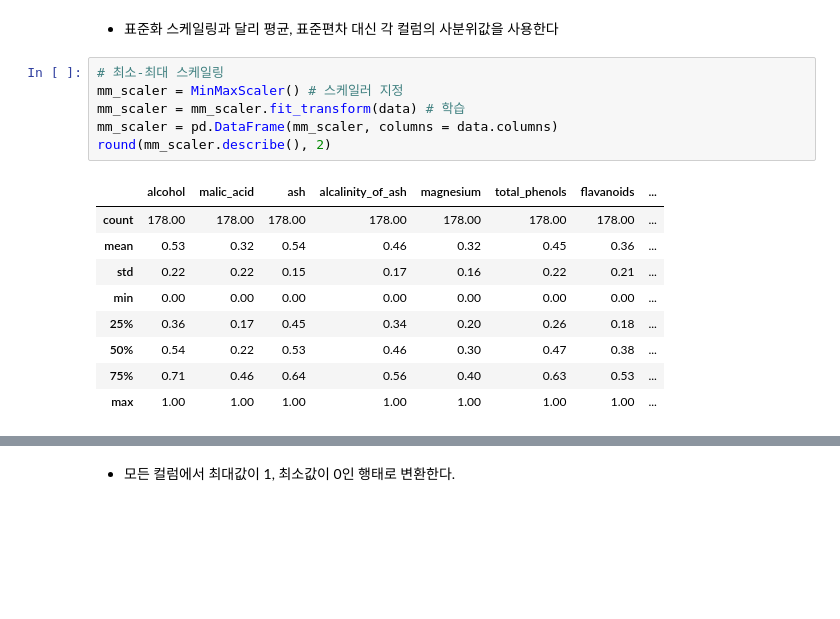
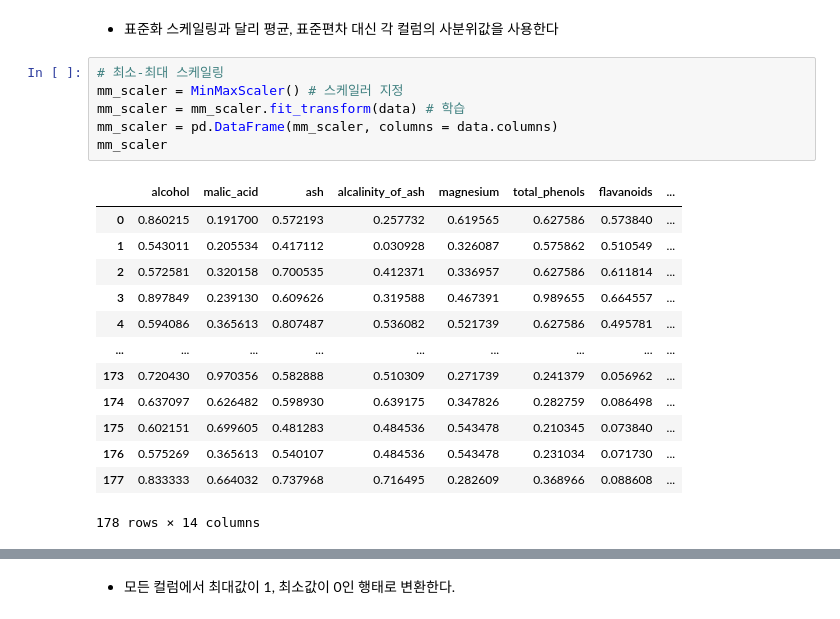
Before and after one commit to team-epoch/EPOCH_4th_TASK, a Jupyter notebook: 4th_TASK/DevelopTeam/Practice/week2/4기_박정민.ipynb, the cells around one changed output, grey strips where cells are left out. Saved outputs shown, nothing was run; the diff lists cells and outputs as text; blank space fills up the shorter version.

```diff
--- a/4th_TASK/DevelopTeam/Practice/week2/4기_박정민.ipynb
+++ b/4th_TASK/DevelopTeam/Practice/week2/4기_박정민.ipynb
@@ -569,16 +711,20 @@ round(rb_scaler.describe(), 2)
 # %%
 # 최소-최대 스케일링
 mm_scaler = MinMaxScaler() # 스케일러 지정
 mm_scaler = mm_scaler.fit_transform(data) # 학습
 mm_scaler = pd.DataFrame(mm_scaler, columns = data.columns)
-round(mm_scaler.describe(), 2)
+mm_scaler
 # %% [output]
 |  | alcohol | malic_acid | ash | alcalinity_of_ash | magnesium | total_phenols | flavanoids | ... |
-| count | 178.00 | 178.00 | 178.00 | 178.00 | 178.00 | 178.00 | 178.00 | ... |
-| mean | 0.53 | 0.32 | 0.54 | 0.46 | 0.32 | 0.45 | 0.36 | ... |
-| std | 0.22 | 0.22 | 0.15 | 0.17 | 0.16 | 0.22 | 0.21 | ... |
-| min | 0.00 | 0.00 | 0.00 | 0.00 | 0.00 | 0.00 | 0.00 | ... |
-| 25% | 0.36 | 0.17 | 0.45 | 0.34 | 0.20 | 0.26 | 0.18 | ... |
-| 50% | 0.54 | 0.22 | 0.53 | 0.46 | 0.30 | 0.47 | 0.38 | ... |
-| 75% | 0.71 | 0.46 | 0.64 | 0.56 | 0.40 | 0.63 | 0.53 | ... |
-| max | 1.00 | 1.00 | 1.00 | 1.00 | 1.00 | 1.00 | 1.00 | ... |
+| 0 | 0.860215 | 0.191700 | 0.572193 | 0.257732 | 0.619565 | 0.627586 | 0.573840 | ... |
+| 1 | 0.543011 | 0.205534 | 0.417112 | 0.030928 | 0.326087 | 0.575862 | 0.510549 | ... |
+| 2 | 0.572581 | 0.320158 | 0.700535 | 0.412371 | 0.336957 | 0.627586 | 0.611814 | ... |
+| 3 | 0.897849 | 0.239130 | 0.609626 | 0.319588 | 0.467391 | 0.989655 | 0.664557 | ... |
+| 4 | 0.594086 | 0.365613 | 0.807487 | 0.536082 | 0.521739 | 0.627586 | 0.495781 | ... |
+| ... | ... | ... | ... | ... | ... | ... | ... | ... |
+| 173 | 0.720430 | 0.970356 | 0.582888 | 0.510309 | 0.271739 | 0.241379 | 0.056962 | ... |
+| 174 | 0.637097 | 0.626482 | 0.598930 | 0.639175 | 0.347826 | 0.282759 | 0.086498 | ... |
+| 175 | 0.602151 | 0.699605 | 0.481283 | 0.484536 | 0.543478 | 0.210345 | 0.073840 | ... |
+| 176 | 0.575269 | 0.365613 | 0.540107 | 0.484536 | 0.543478 | 0.231034 | 0.071730 | ... |
+| 177 | 0.833333 | 0.664032 | 0.737968 | 0.716495 | 0.282609 | 0.368966 | 0.088608 | ... |
+178 rows × 14 columns
```
Also changed, not shown: parts of 21 cells of this notebook.
